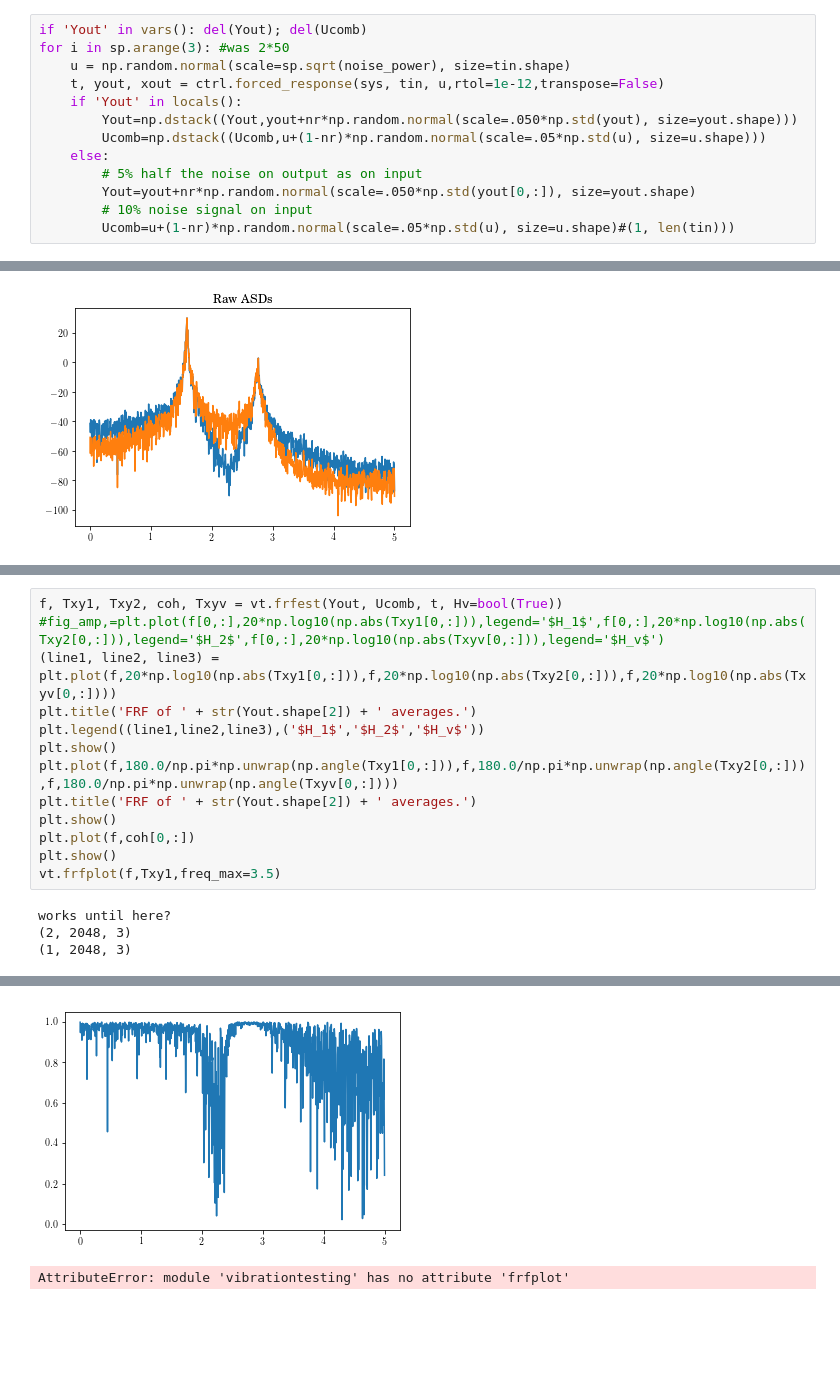
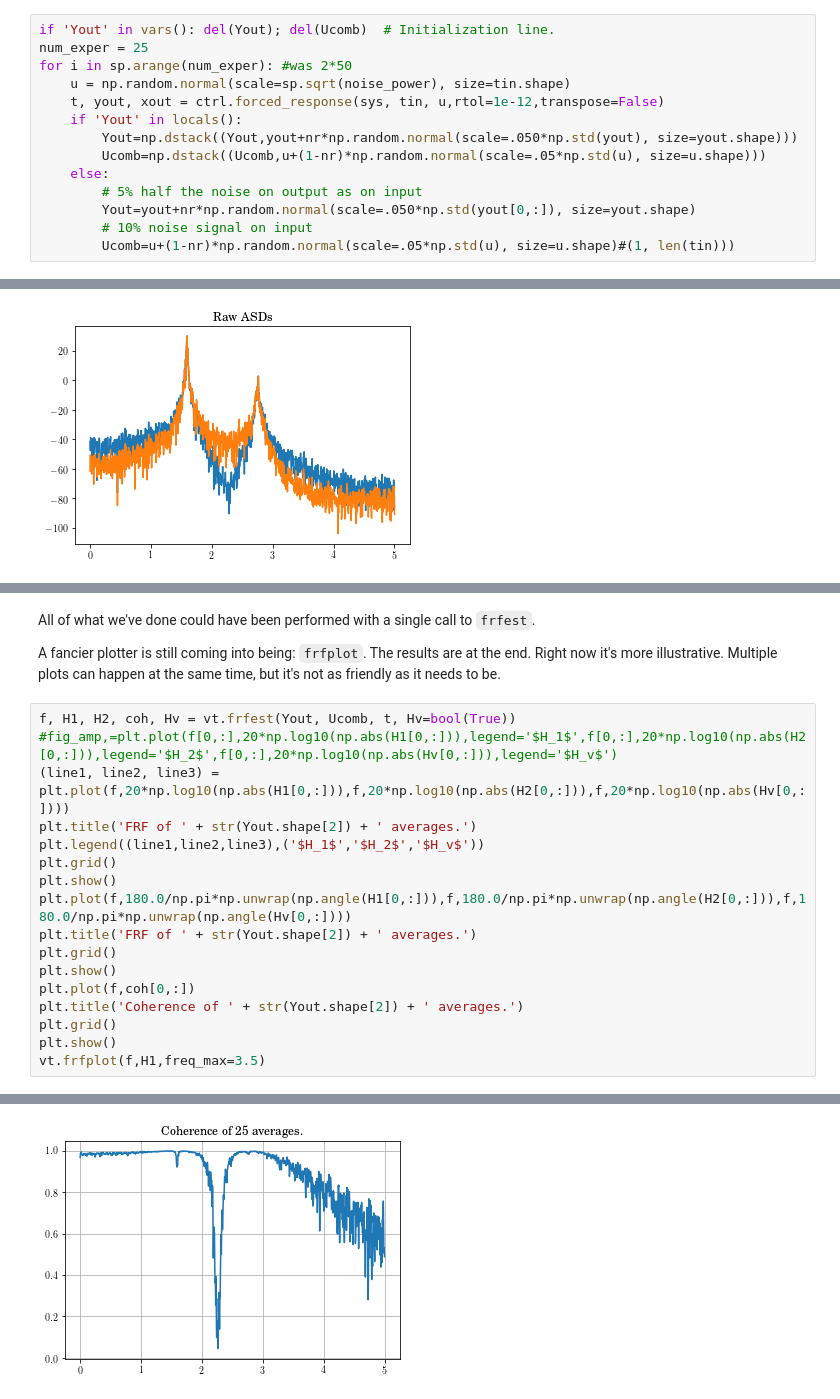
Before and after one commit to Vibration-Testing/vibrationtesting, a Jupyter notebook: docs/tutorial/Notebooks/Signal.ipynb, the cells around one changed output, grey strips where cells are left out. Cells and saved outputs as stored; diff of their text form; blank space fills up the shorter version.

```diff
--- a/docs/tutorial/Notebooks/Signal.ipynb
+++ b/docs/tutorial/Notebooks/Signal.ipynb
@@ -29,6 +30,7 @@ nr=.5   # 0 is all noise on input
 # %%
-if 'Yout' in vars(): del(Yout); del(Ucomb)
-for i in sp.arange(3): #was 2*50
+if 'Yout' in vars(): del(Yout); del(Ucomb)  # Initialization line.
+num_exper = 25
+for i in sp.arange(num_exper): #was 2*50
     u = np.random.normal(scale=sp.sqrt(noise_power), size=tin.shape)
     t, yout, xout = ctrl.forced_response(sys, tin, u,rtol=1e-12,transpose=False)
     if 'Yout' in locals():
@@ -296,17 +225,22 @@ plt.show()
+# %% [markdown]
+All of what we've done could have been performed with a single call to `frfest`.
+
+A fancier plotter is still coming into being: `frfplot`. The results are at the end. Right now it's more illustrative. Multiple plots can happen at the same time, but it's not as friendly as it needs to be.
 # %%
-f, Txy1, Txy2, coh, Txyv = vt.frfest(Yout, Ucomb, t, Hv=bool(True))
-#fig_amp,=plt.plot(f[0,:],20*np.log10(np.abs(Txy1[0,:])),legend='$H_1$',f[0,:],20*np.log10(np.abs(Txy2[0,:])),legend='$H_2$',f[0,:],20*np.log10(np.abs(Txyv[0,:])),legend='$H_v$')
-(line1, line2, line3) = plt.plot(f,20*np.log10(np.abs(Txy1[0,:])),f,20*np.log10(np.abs(Txy2[0,:])),f,20*np.log10(np.abs(Txyv[0,:])))
+f, H1, H2, coh, Hv = vt.frfest(Yout, Ucomb, t, Hv=bool(True))
+#fig_amp,=plt.plot(f[0,:],20*np.log10(np.abs(H1[0,:])),legend='$H_1$',f[0,:],20*np.log10(np.abs(H2[0,:])),legend='$H_2$',f[0,:],20*np.log10(np.abs(Hv[0,:])),legend='$H_v$')
+(line1, line2, line3) = plt.plot(f,20*np.log10(np.abs(H1[0,:])),f,20*np.log10(np.abs(H2[0,:])),f,20*np.log10(np.abs(Hv[0,:])))
 plt.title('FRF of ' + str(Yout.shape[2]) + ' averages.')
 plt.legend((line1,line2,line3),('$H_1$','$H_2$','$H_v$'))
+plt.grid()
 plt.show()
-plt.plot(f,180.0/np.pi*np.unwrap(np.angle(Txy1[0,:])),f,180.0/np.pi*np.unwrap(np.angle(Txy2[0,:])),f,180.0/np.pi*np.unwrap(np.angle(Txyv[0,:])))
+plt.plot(f,180.0/np.pi*np.unwrap(np.angle(H1[0,:])),f,180.0/np.pi*np.unwrap(np.angle(H2[0,:])),f,180.0/np.pi*np.unwrap(np.angle(Hv[0,:])))
 plt.title('FRF of ' + str(Yout.shape[2]) + ' averages.')
+plt.grid()
 plt.show()
 plt.plot(f,coh[0,:])
+plt.title('Coherence of ' + str(Yout.shape[2]) + ' averages.')
+plt.grid()
 plt.show()
-vt.frfplot(f,Txy1,freq_max=3.5)
+vt.frfplot(f,H1,freq_max=3.5)
 # %% [output]
-works until here?
-(2, 2048, 3)
-(1, 2048, 3)
@@ -315,2 +249 @@ works until here?
-[figure, old version]
+[figure, new version]
-AttributeError: module 'vibrationtesting' has no attribute 'frfplot'
```
Also changed, not shown: parts of 72 cells of this notebook.
